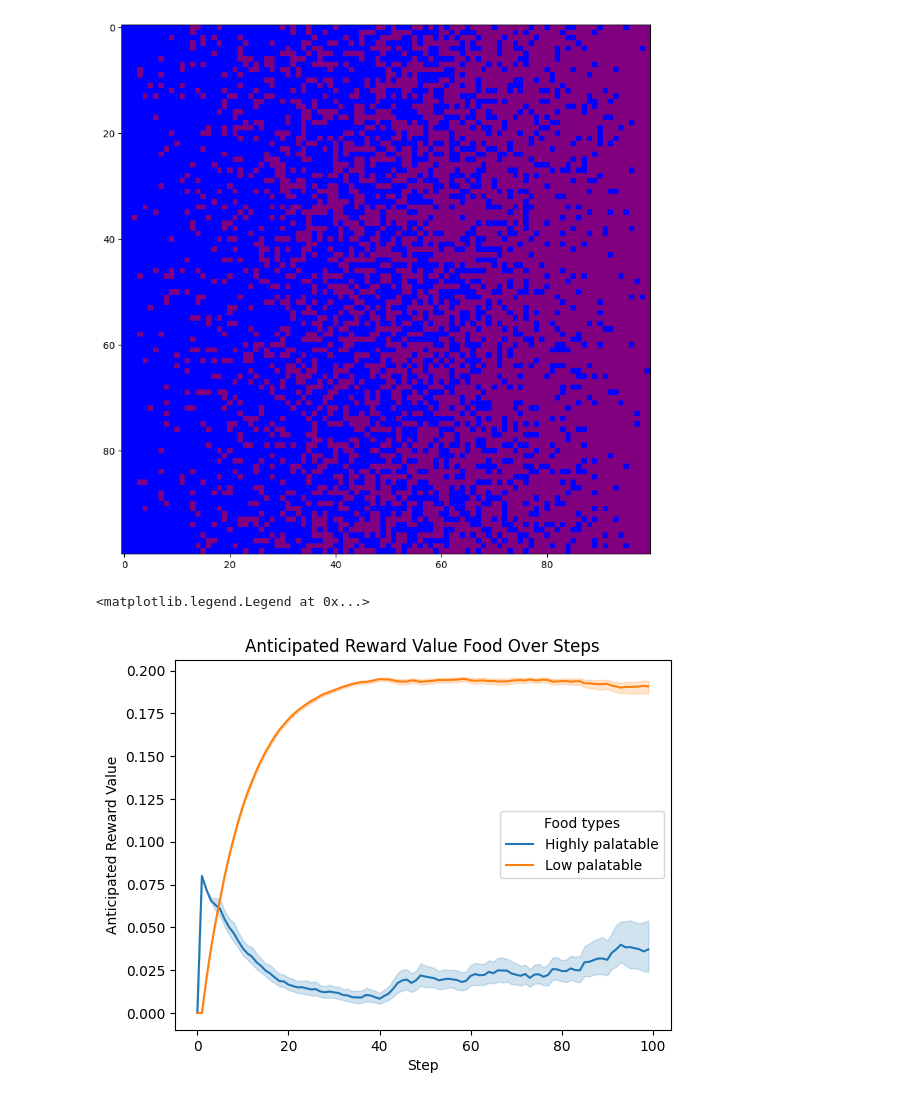
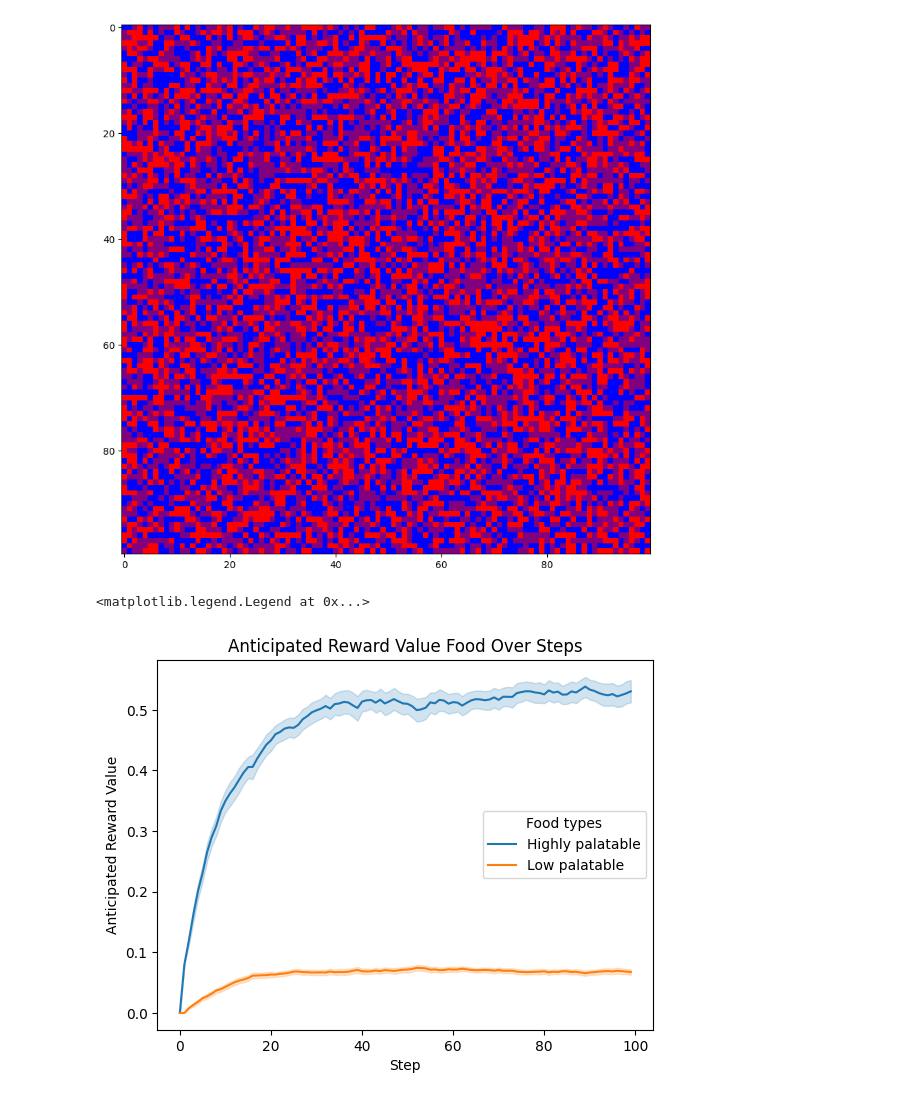
Before and after one commit to Kajijoo/abm, a Jupyter notebook: run.ipynb, the cells around one changed output. Cells and saved outputs as stored; diff of their text form; code cells hidden in the pictures.

Commit message:
Fixed batch runner and made graphs comparing learning models in different environments

```diff
--- a/run.ipynb
+++ b/run.ipynb
@@ -1,22 +1,22 @@
 # %%
 from main import LearningModel
 
 #Here you can run a model once with different learning models and food environments.
 #You can either use 'TD' or 'RW' at learning_model.
 #You can pick 'random', 'gradient_l' or 'gradient_h' as food environments.
 #You can also fill in an integer (e.g., 1) after seed to make the simulation reproducible.
 
-m = LearningModel(N=100, width=100, height=100, learning_model='RW', distribute_patches = 'gradient_l', seed = None)
+m = LearningModel(N=100, width=100, height=100, learning_model='RW', distribute_patches = 'random', seed = None)
 
 for i in range(100):
     m.step()
 
 df = m.datacollector.get_agent_vars_dataframe()
 df1 = df.reset_index()
 
 m.visualize() #In case you want to check distribution of food on map.
 # %% [output]
-[figure, old version]
+[figure, new version]
 # %%
 import seaborn as sns
 import matplotlib.pyplot as plt
@@ -30,4 +30,4 @@ plt.ylabel('Anticipated Reward Value')
 plt.legend(title = 'Food types')
 # %% [output]
 <matplotlib.legend.Legend at 0x...>
-[figure, old version]
+[figure, new version]
```
Also changed, not shown: parts of 5 cells of this notebook.
